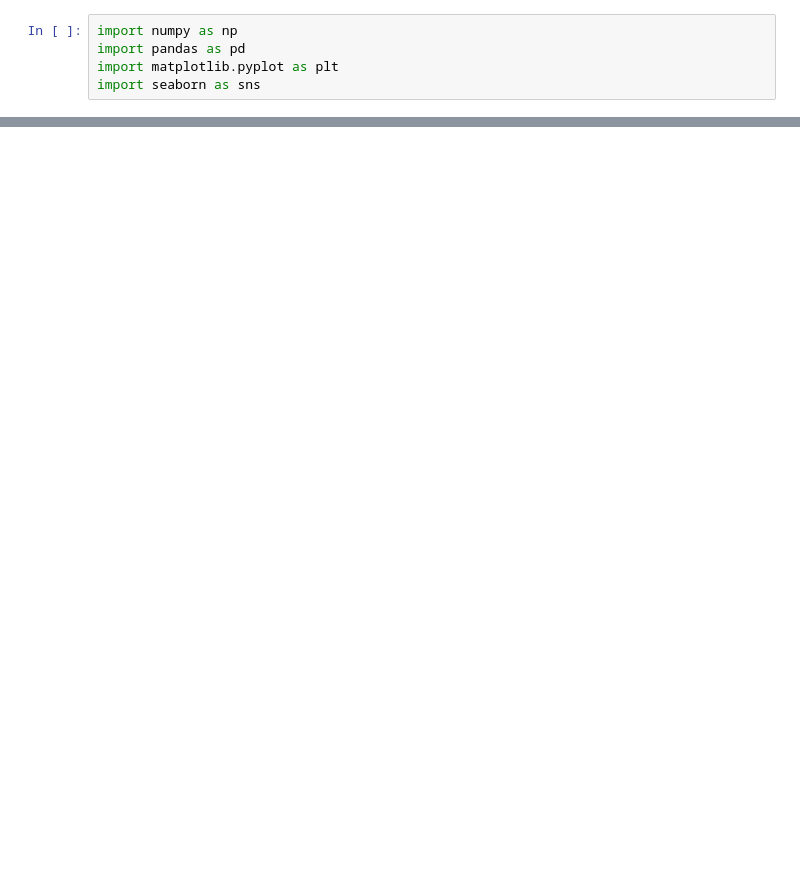
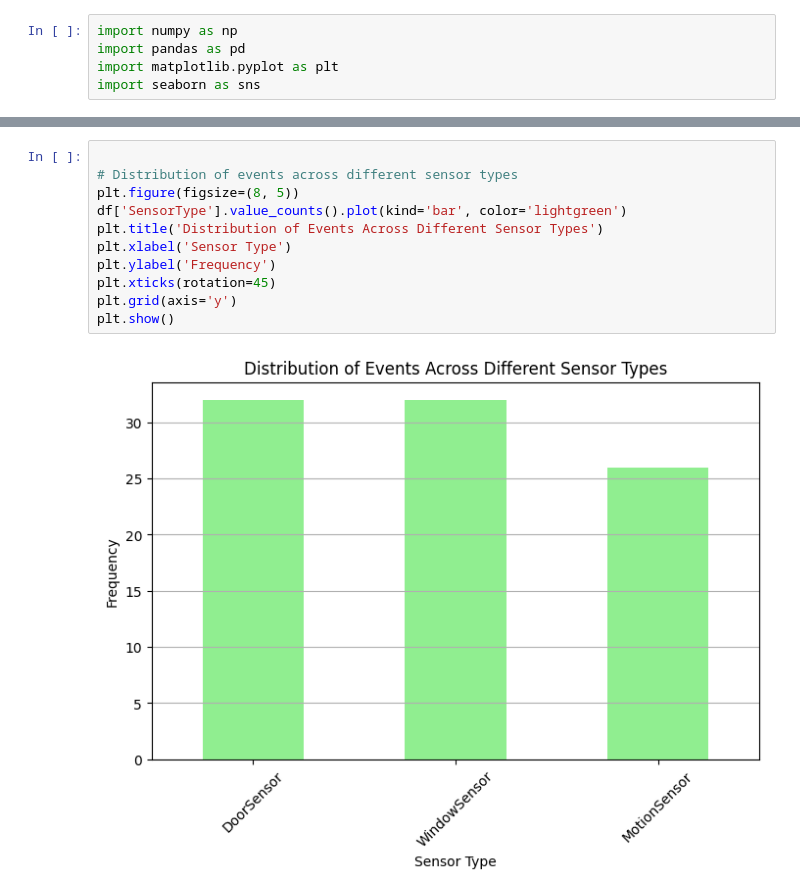
Before and after one commit to SurabhiMahale/Model-Misfit, a Jupyter notebook: EDA.ipynb, the cells around one changed output, grey strips where cells are left out. Cells and saved outputs as stored; diff of their text form; blank space fills up the shorter version.

```diff
--- a/EDA.ipynb
+++ b/EDA.ipynb
@@ -205,0 +69,13 @@ Name: Movement Detected, dtype: int64
+# %%
+
+# Distribution of events across different sensor types
+plt.figure(figsize=(8, 5))
+df['SensorType'].value_counts().plot(kind='bar', color='lightgreen')
+plt.title('Distribution of Events Across Different Sensor Types')
+plt.xlabel('Sensor Type')
+plt.ylabel('Frequency')
+plt.xticks(rotation=45)
+plt.grid(axis='y')
+plt.show()
+# %% [output]
+[figure, added]
```
Also changed, not shown: parts of 17 cells of this notebook, 3 other files.
